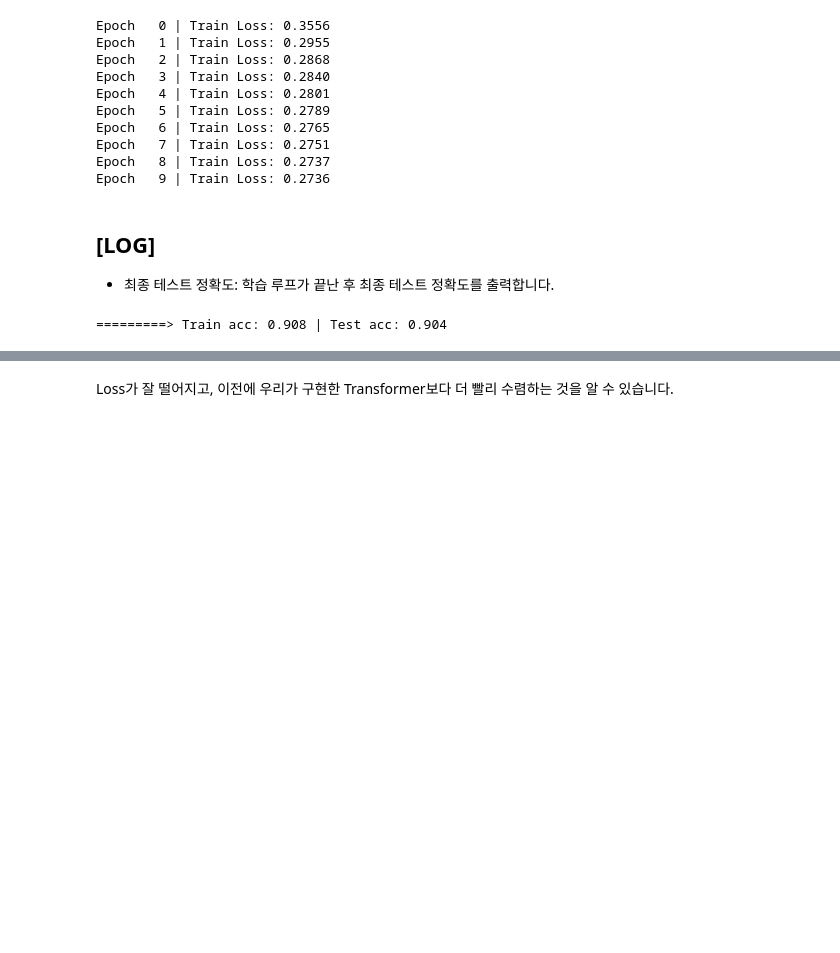
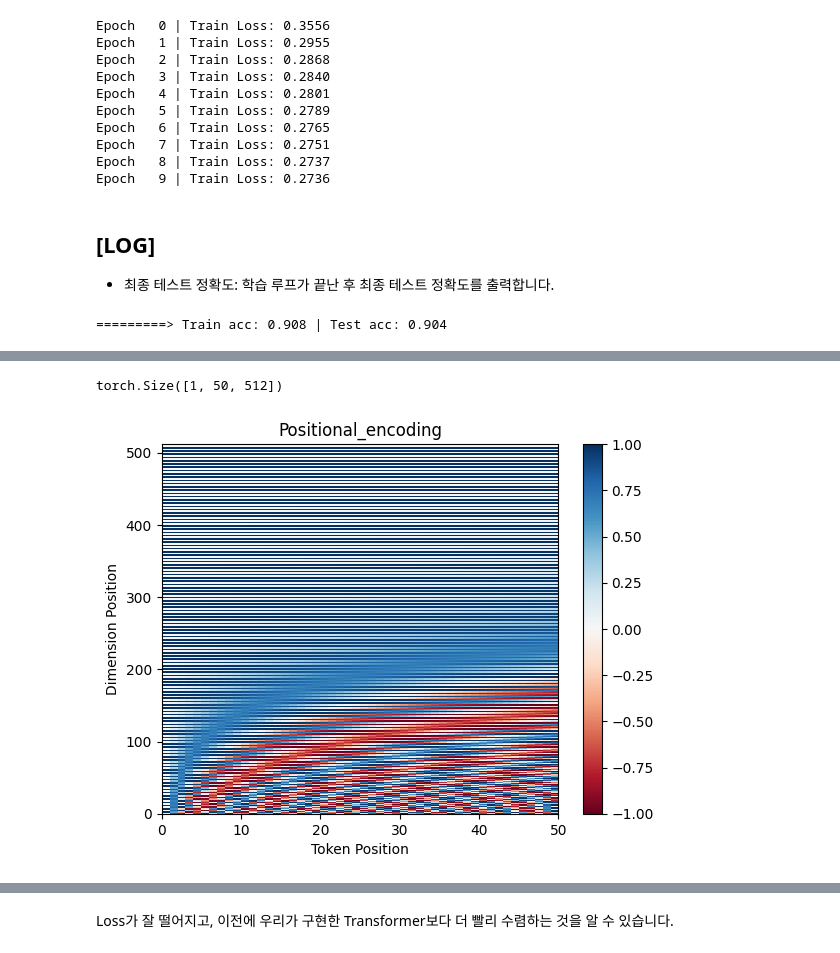
Before and after one commit to rocodoco20/AI1week, a Jupyter notebook: cuda_psy_3week.ipynb, the cells around one changed output, grey strips where cells are left out. Drawn from its saved outputs; the diff is of its cells as text; code cells hidden in the pictures; blank space fills up the shorter version.

```diff
--- a/cuda_psy_3week.ipynb
+++ b/cuda_psy_3week.ipynb
@@ -267,0 +305,30 @@ plt.show()
+# %%
+# Epoch 학습 손실을 그래프로 표시
+import matplotlib.pyplot as plt
+
+def get_angles(pos, i, d_model):
+    angle_rates = 1 / np.power(10000, (2 * (i//2)) / np.float32(d_model))
+    return pos * angle_rates
+
+def positional_encoding(position, d_model):
+    angle_rads = get_angles(np.arange(position)[:, None], np.arange(d_model)[None, :], d_model)
+    angle_rads[:, 0::2] = np.sin(angle_rads[:, 0::2])
+    angle_rads[:, 1::2] = np.cos(angle_rads[:, 1::2])
+    pos_encoding = angle_rads[None, ...]
+
+    return torch.FloatTensor(pos_encoding)
+
+# Example usage:
+example_length = 50 # 예시 길이 설정
+example_dim = 512 # 예시 차원 설정
+
+print(positional_encoding(position = example_length, d_model = example_dim).shape) # 위치 인코딩의 shape 출력
+plt.pcolormesh(positional_encoding(position = example_length, d_model = example_dim).transpose(-1,-2).numpy()[0,:,:], cmap='RdBu')  # 깊이에 따른 위치 인코딩 시각화
+plt.ylabel('Dimension Position') # y축 레이블 설정
+plt.xlabel('Token Position') # x축 레이블 설정
+plt.title('Positional_encoding') # 제목 설정
+plt.colorbar()  # 컬러바 추가
+plt.show() # 시각화 결과 출력
+# %% [output]
+torch.Size([1, 50, 512])
+[figure, added]
```
Also changed, not shown: parts of 9 cells of this notebook.
